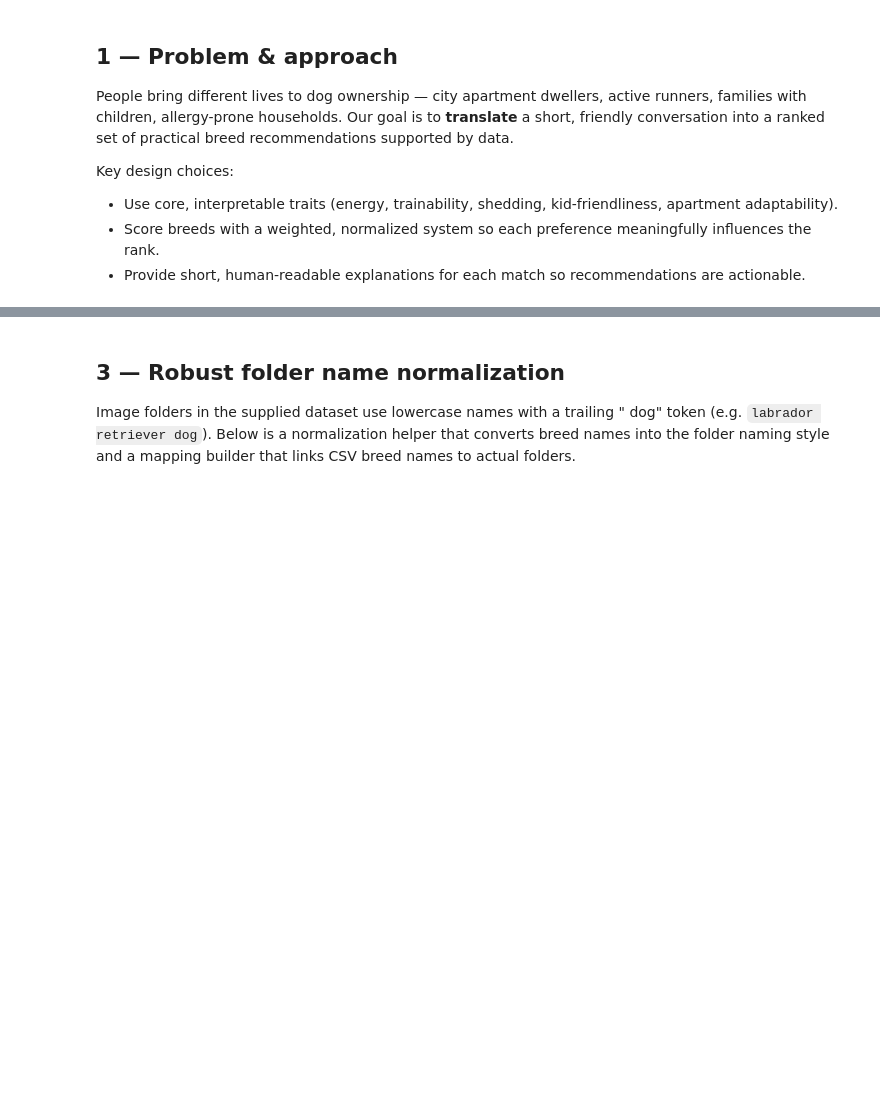
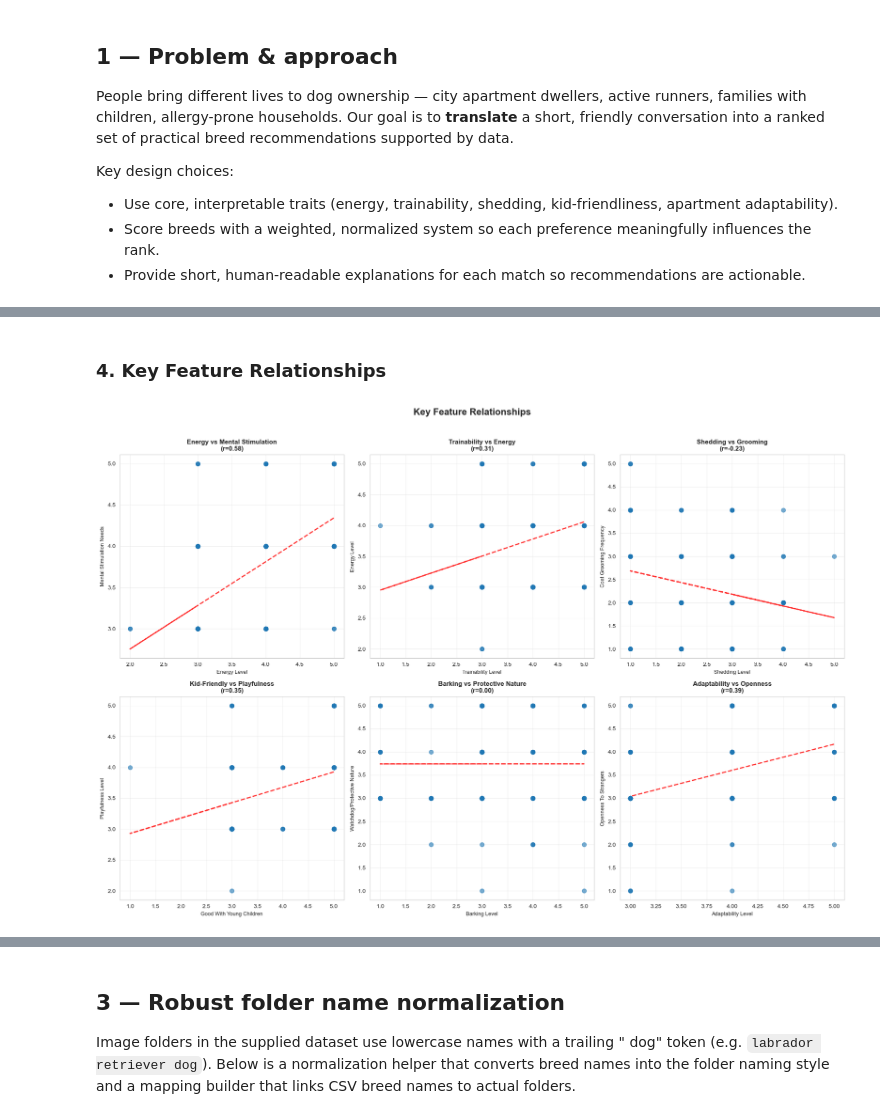
Before and after one commit to baraalsedih/dog_matchmaker, a Jupyter notebook: workspace.ipynb, the cells around one changed output, grey strips where cells are left out. Drawn from its saved outputs; the diff is of its cells as text; code cells hidden in the pictures; blank space fills up the shorter version.

```diff
--- a/workspace.ipynb
+++ b/workspace.ipynb
@@ -117,0 +213,41 @@ for col, label in cols:
+# %%
+# 4. Key Relationships: Scatter Plots
+md("### 4. Key Feature Relationships")
+key_pairs = [
+    ('Energy Level', 'Mental Stimulation Needs', 'Energy vs Mental Stimulation'),
+    ('Trainability Level', 'Energy Level', 'Trainability vs Energy'),
+    ('Shedding Level', 'Coat Grooming Frequency', 'Shedding vs Grooming'),
+    ('Good With Young Children', 'Playfulness Level', 'Kid-Friendly vs Playfulness'),
+    ('Barking Level', 'Watchdog/Protective Nature', 'Barking vs Protective Nature'),
+    ('Adaptability Level', 'Openness To Strangers', 'Adaptability vs Openness')
+]
+
+fig, axes = plt.subplots(2, 3, figsize=(18, 12))
+axes = axes.flatten()
+
+for idx, (x_col, y_col, title) in enumerate(key_pairs):
+    if x_col in breeds_analysis.columns and y_col in breeds_analysis.columns:
+        x_vals = breeds_analysis[x_col]
+        y_vals = breeds_analysis[y_col]
+
+        # Scatter plot
+        axes[idx].scatter(x_vals, y_vals, alpha=0.6, s=50)
+
+        # Add regression line
+        z = np.polyfit(x_vals, y_vals, 1)
+        p = np.poly1d(z)
+        axes[idx].plot(x_vals, p(x_vals), "r--", alpha=0.8, linewidth=2)
+
+        # Calculate correlation
+        corr = x_vals.corr(y_vals)
+        axes[idx].set_title(f'{title}\n(r={corr:.2f})', fontsize=11, fontweight='bold')
+        axes[idx].set_xlabel(x_col, fontsize=9)
+        axes[idx].set_ylabel(y_col, fontsize=9)
+        axes[idx].grid(True, alpha=0.3)
+
+plt.suptitle('Key Feature Relationships', fontsize=16, fontweight='bold', y=1.02)
+plt.tight_layout()
+plt.show()
+# %% [output]
+### 4. Key Feature Relationships
+[figure, added]
```
Also changed, not shown: parts of 14 cells of this notebook, 3 other files.
